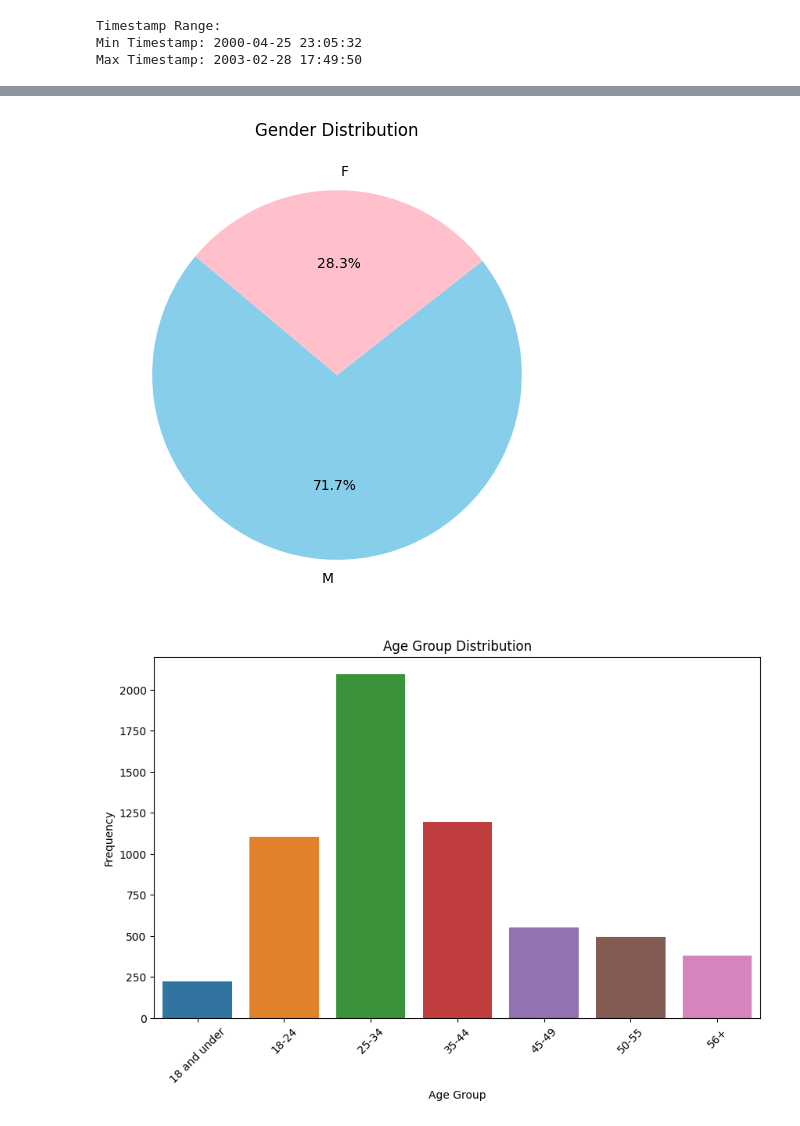
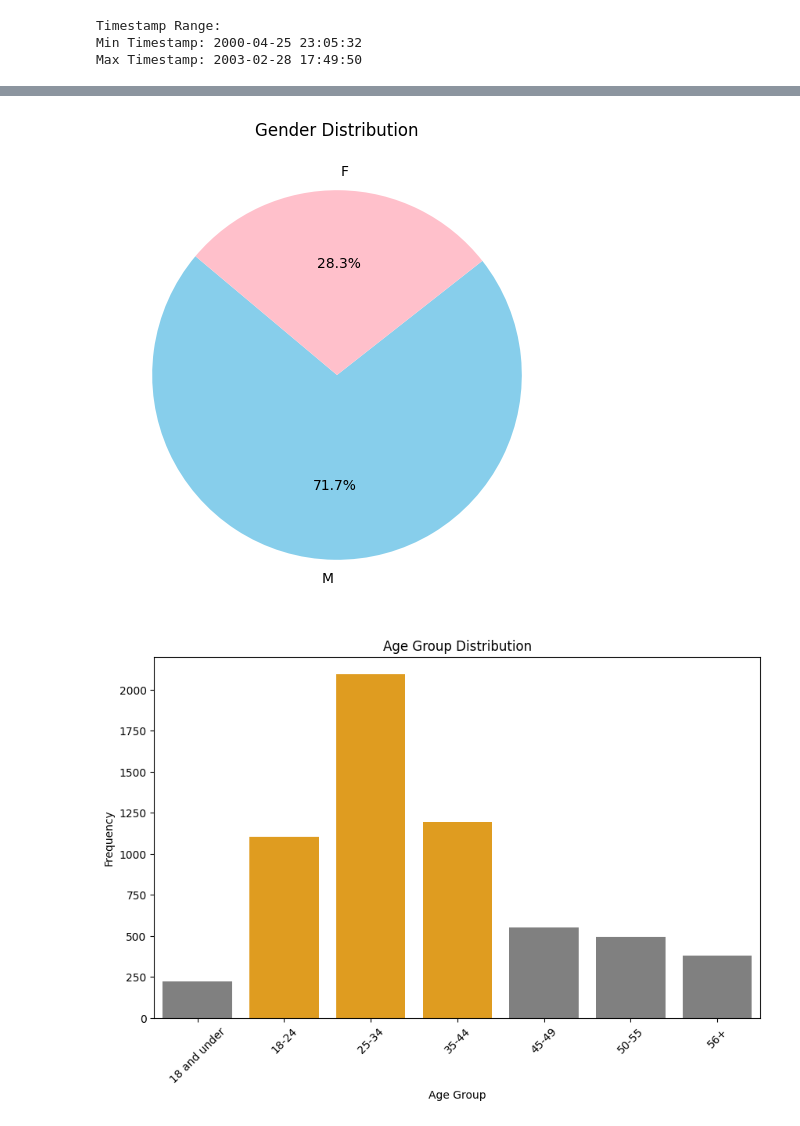
Before and after one commit to Ryu4824/Codestates_2023_TP2, a Jupyter notebook: visualization.ipynb, the cells around one changed output, grey strips where cells are left out. Drawn from its saved outputs; the diff is of its cells as text; code cells hidden in the pictures.

```diff
--- a/visualization.ipynb
+++ b/visualization.ipynb
@@ -251,8 +349,11 @@ age_group_counts = users_df['agegroup'].value_counts()
 sorted_age_groups = sorted(age_mapping.values(), key=lambda x: list(age_mapping.values()).index(x))
 age_group_counts = age_group_counts.reindex(sorted_age_groups)
 
+# 시각화를 위한 색상 팔레트 설정
+palette = ['orange' if age_group == '18-24' or age_group == '25-34' or age_group == '35-44' else 'gray' for age_group in age_group_counts.index]
+
 plt.figure(figsize=(10, 6))
-sns.barplot(x=age_group_counts.index, y=age_group_counts.values)
+sns.barplot(x=age_group_counts.index, y=age_group_counts.values, palette=palette)
 plt.title('Age Group Distribution')
 plt.xlabel('Age Group')
 plt.ylabel('Frequency')
@@ -260,6 +361,7 @@ plt.xticks(rotation=45)
 plt.show()
 
 # 연령별 성별 분포
+gender_colors = ['pink','skyblue']
 plt.figure(figsize=(10, 6))
 sns.countplot(data=users_df, x='agegroup', hue='gender', order=sorted_age_groups, palette=gender_colors)  # order 지정
 plt.title('Gender Distribution by Age Group')
@@ -277,31 +379,31 @@ occupation_mapping = {
     3: 'clerical/admin',
     4: 'college/grad student',
     5: 'customer service',
     6: 'doctor/health care',
     7: 'executive/managerial',
     8: 'farmer',
     9: 'homemaker',
     10: 'K-12 student',
     11: 'lawyer',
     12: 'programmer',
     13: 'retired',
     14: 'sales/marketing',
     15: 'scientist',
     16: 'self-employed',
     17: 'technician/engineer',
     18: 'tradesman/craftsman',
     19: 'unemployed',
     20: 'writer'
 }
 users_df['OccupationLabel'] = users_df['Occupation'].map(occupation_mapping)
 occupation_counts = users_df['OccupationLabel'].value_counts()
 plt.figure(figsize=(15, 6))
 sns.barplot(x=occupation_counts.index, y=occupation_counts.values)
 plt.title('Occupation Distribution')
 plt.xlabel('Occupation')
 plt.ylabel('Frequency')
 plt.xticks(rotation=45)
 plt.show()
 # %% [output]
 [figure]
-[figure, old version]
+[figure, new version]
```
Also changed, not shown: parts of 12 cells of this notebook, 5 other files.
